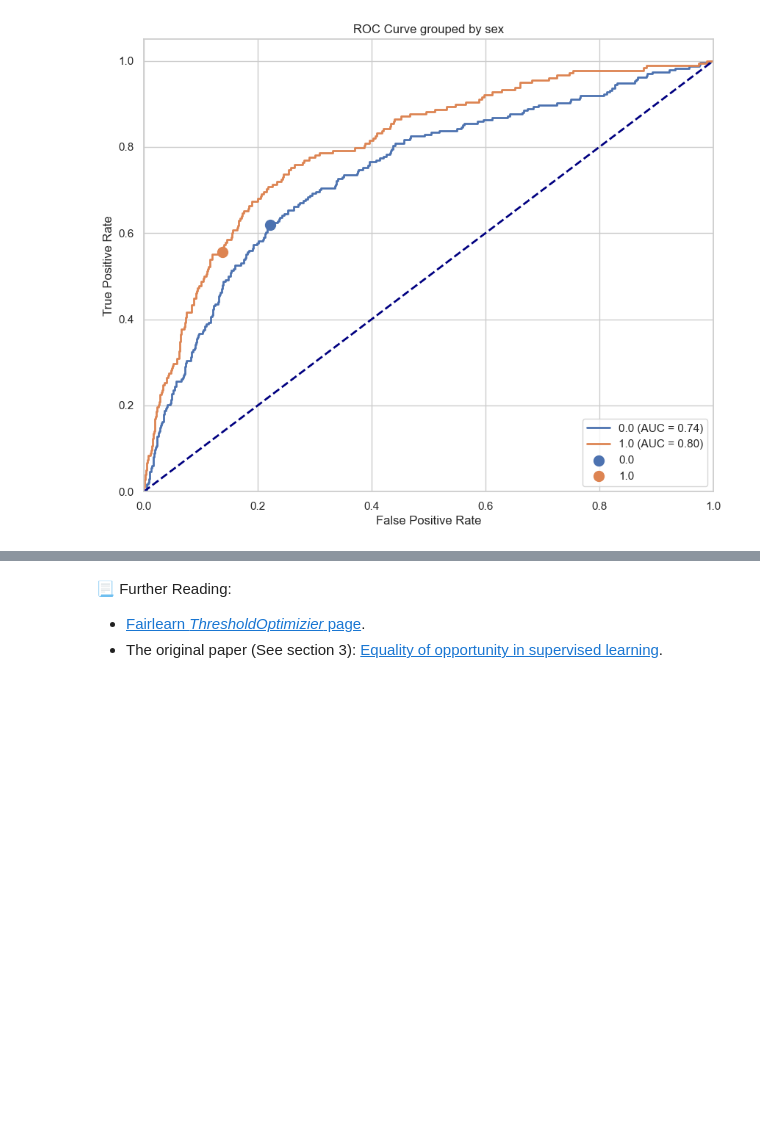
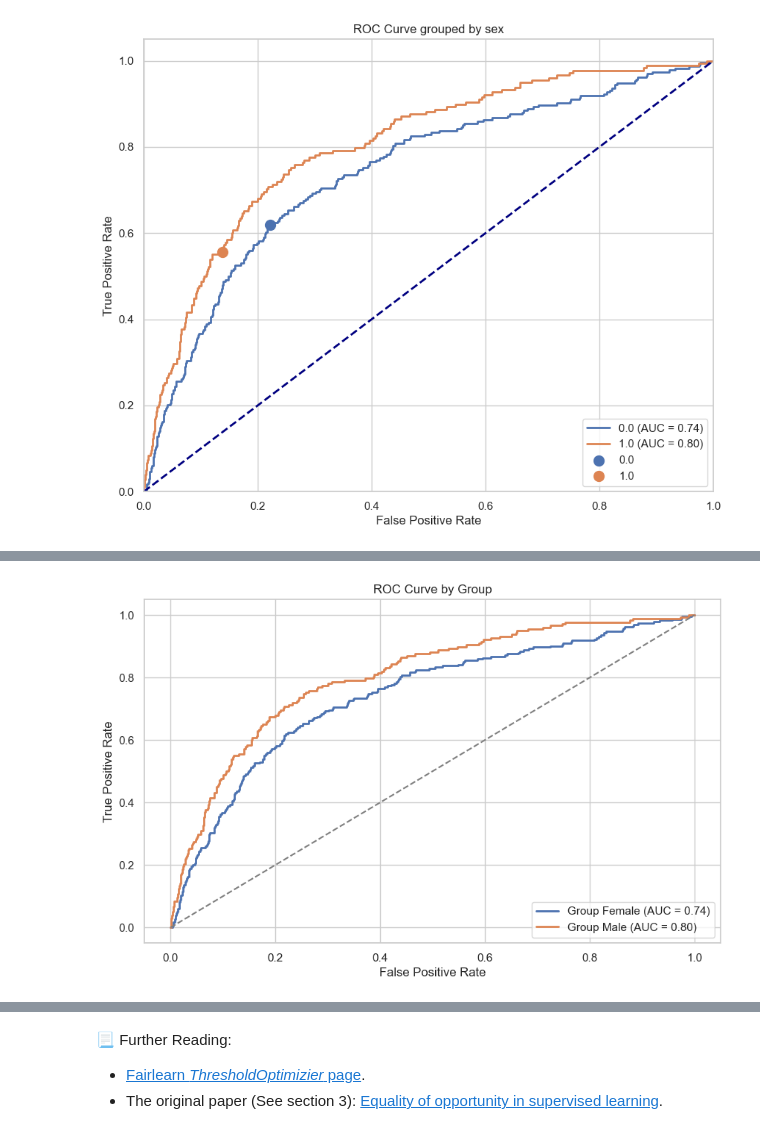
Before and after one commit to joyce39/ResponsibleAI_Detecting_causes_of_gender_bias_chest_xray, a Jupyter notebook: exercise.ipynb, the cells around one changed output, grey strips where cells are left out. Cells and saved outputs as stored; diff of their text form; code cells hidden in the pictures; blank space fills up the shorter version.

```diff
--- a/exercise.ipynb
+++ b/exercise.ipynb
@@ -165,22 +181,26 @@ For this exercise, we’ve provided a pre-trained ResNet classifier for Part 1,
 
 ### Load pretrained model
 # %%
+import torch
+
 # load the pretrained model
 device = 'cuda' if torch.cuda.is_available() else 'cpu'
-print(' device:', device)
+print('device:', device)
 
 ds_name = 'NIH'
 
 # load the model
-lr=1e-6
+lr = 1e-6
 pretrained = True
 model_scale = '18'
-num_epochs =20
+num_epochs = 20
 img_size = (1, 224, 224)
 
-#def load(f, map_location='cpu', pickle_module=pickle, **pickle_load_args):
 classifier = ResNet(num_classes=1, lr=lr, pretrained=pretrained, model_scale=model_scale, in_channel=img_size[0])
-classifier.load_state_dict(torch.load('./pretrained_model/nih_pneumothorax.pth', map_location=torch.device('cpu')))
+
+# Load the model state dict with map_location
+model_path = '/Users/dkValMor/Desktop/Responsable AI/detecting_causes_of_gender_bias_chest_xrays-1/pretrained_model/nih_pneumothorax.pth'
+classifier.load_state_dict(torch.load(model_path, map_location=torch.device(device)))
 classifier.to(device)
 
 classifier.eval()
@@ -206,12 +226,12 @@ ResNet(
 # %% [markdown]
 ### Load test and validation data
 # %%
-save_model_at = './pretrained_models/'
+save_model_at = '/Users/dkValMor/Desktop/Responsable AI/detecting_causes_of_gender_bias_chest_xrays-1/pretrained_model/nih_pneumothorax.pth'
 
 img_size = (1,224,224)
 batch_size = 16
 
-csv_pth = './datafiles/NIH_train_val_test_rs0_f50.csv' if ds_name == 'NIH' else None
+csv_pth = '/Users/dkValMor/Desktop/Responsable AI/detecting_causes_of_gender_bias_chest_xrays-1/datafiles/NIH_train_val_test_rs0_f50.csv' if ds_name == 'NIH' else None
 
 disease_label = 'Pneumothorax'
 sensitive_label = 'sex'
@@ -381,0 +415,67 @@ plot_roc_simple(test_lab, test_prob, test_a, test_pred,
+# %%
+import numpy as np
+from fairlearn.metrics import MetricFrame, selection_rate, false_positive_rate, true_positive_rate
+from sklearn.metrics import accuracy_score, recall_score, roc_curve, auc
+import matplotlib.pyplot as plt
+
+# Calculate group fairness metrics using MetricFrame
+def calculate_fairness_metrics(test_labels, test_predictions, sensitive_attributes):
+    metrics_dict = {
+        'Accuracy': accuracy_score,
+        'Recall': recall_score,
+        'Selection Rate': selection_rate,
+        'False Positive Rate': false_positive_rate,
+        'True Positive Rate': true_positive_rate
+    }
+
+    metric_frame = MetricFrame(
+        metrics=metrics_dict,
+        y_true=test_labels,
+        y_pred=test_predictions,
+        sensitive_features=sensitive_attributes
+    )
+
+    return metric_frame
+
+fairness_metrics = calculate_fairness_metrics(test_lab, test_pred, test_a)
+print("Fairness Metrics by Group:")
+print(fairness_metrics.by_group)
+
+def plot_roc_by_group(true_labels, probabilities, sensitive_attributes, group_names):
+    groups = np.unique(sensitive_attributes)
+    plt.figure(figsize=(10, 6))
+
+    for group in groups:
+        idx = np.where(np.array(sensitive_attributes) == group)[0]
+        fpr, tpr, _ = roc_curve(np.array(true_labels)[idx], np.array(probabilities)[idx])
+        roc_auc = auc(fpr, tpr)
+        plt.plot(fpr, tpr, lw=2, label=f'Group {group_names[group]} (AUC = {roc_auc:.2f})')
+
+    plt.plot([0, 1], [0, 1], color='grey', linestyle='--')
+    plt.xlabel('False Positive Rate')
+    plt.ylabel('True Positive Rate')
+    plt.title('ROC Curve by Group')
+    plt.legend(loc='lower right')
+    plt.show()
+
+group_names = {0: 'Female', 1: 'Male'}
+plot_roc_by_group(test_lab, test_prob, test_a, group_names)
+
+# Fairness analysis with respect to the three criteria
+def fairness_analysis(metrics_frame):
+    print("\nFairness Analysis:")
+
+    # Demographic Parity: Check if selection rates are similar across groups
+    selection_rates = metrics_frame.by_group['Selection Rate']
+    print(f"Demographic Parity - Selection Rates by Group:\n{selection_rates}")
+
+    # Equalized Odds: Check if recall (TPR) and FPR are similar across groups
+    recalls = metrics_frame.by_group['Recall']
+    fprs = metrics_frame.by_group['False Positive Rate']
+    print(f"\nEqualized Odds - Recall and False Positive Rate by Group:\nRecall:\n{recalls}\nFalse Positive Rate:\n{fprs}")
+
+    # Equal Opportunity: Check if recall (TPR) is similar across groups
+    print(f"\nEqual Opportunity - Recall by Group:\n{recalls}")
+
+fairness_analysis(fairness_metrics)
+# %% [output]
@@ -381,0 +492 @@ plot_roc_simple(test_lab, test_prob, test_a, test_pred,
+[figure, added]
```
Also changed, not shown: parts of 19 cells of this notebook.
